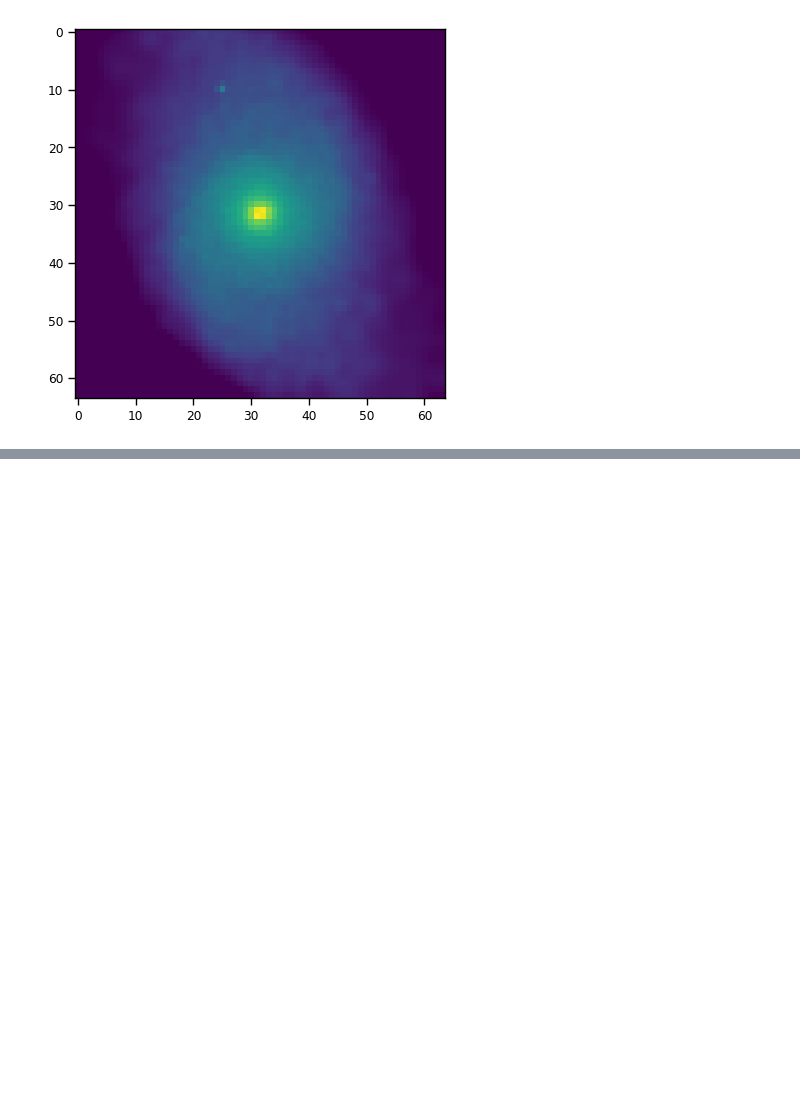
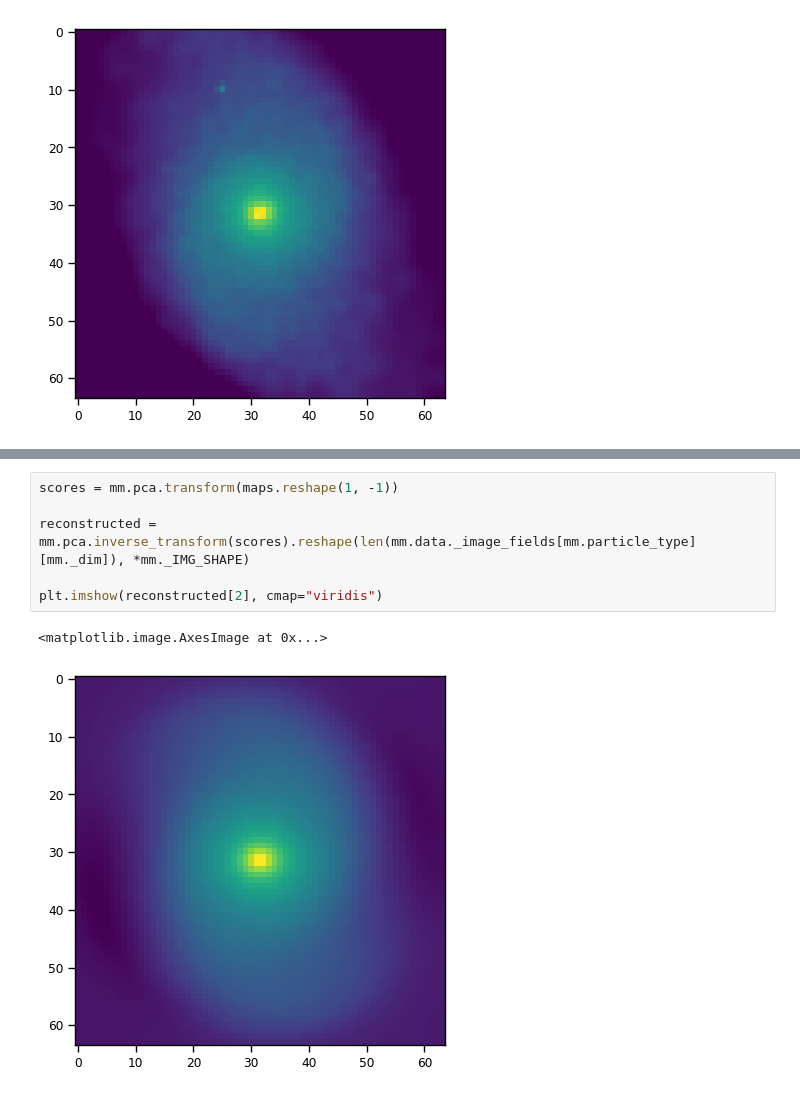
Before and after one commit to ufuk-cakir/MEGS, a Jupyter notebook: exp/network.ipynb, the cells around one changed output, grey strips where cells are left out. Drawn from its saved outputs; the diff is of its cells as text; blank space fills up the shorter version.

```diff
--- a/exp/network.ipynb
+++ b/exp/network.ipynb
@@ -76,0 +107,9 @@ plt.imshow(normed_gal)
+# %%
+scores = mm.pca.transform(maps.reshape(1, -1))
+
+reconstructed = mm.pca.inverse_transform(scores).reshape(len(mm.data._image_fields[mm.particle_type][mm._dim]), *mm._IMG_SHAPE)
+
+plt.imshow(reconstructed[2], cmap="viridis")
+# %% [output]
+<matplotlib.image.AxesImage at 0x...>
+[figure, added]
```
Also changed, not shown: parts of 47 cells of this notebook, 5 other files.
